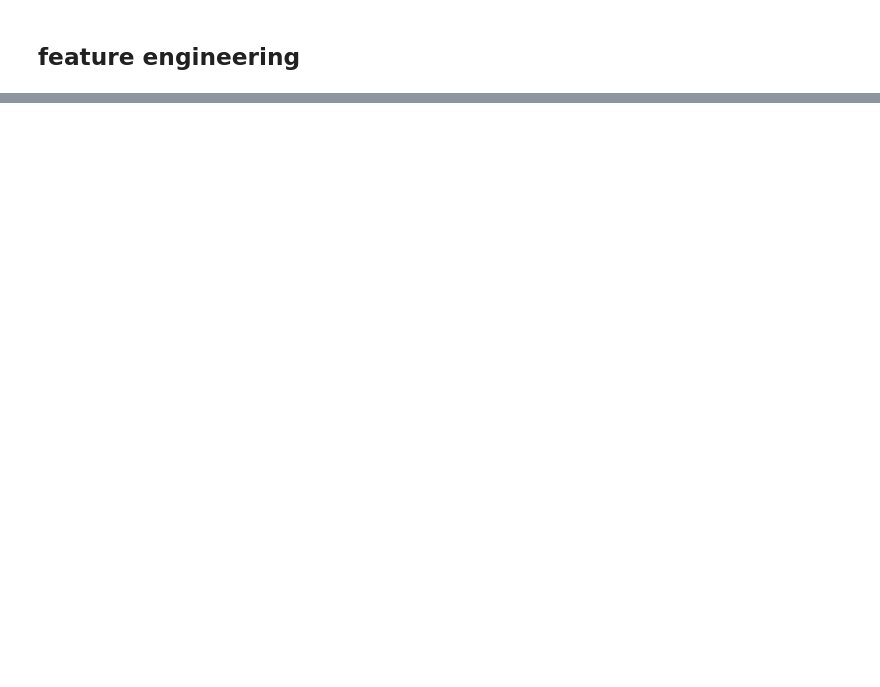
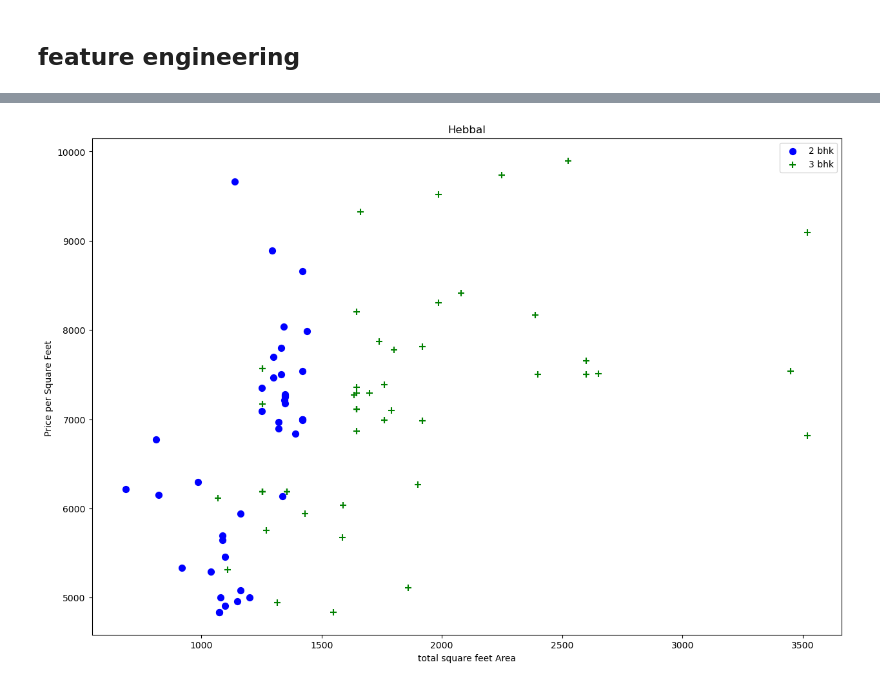
Before and after one commit to vaibhavgupta082/housingMlEnd2End, a Jupyter notebook: housePricing.ipynb, the cells around one changed output, grey strips where cells are left out. Drawn from its saved outputs; the diff is of its cells as text; code cells hidden in the pictures; blank space fills up the shorter version.

```diff
--- a/housePricing.ipynb
+++ b/housePricing.ipynb
@@ -175,0 +259,4 @@ type(123.8)
+# %%
+plot_scatter_chart(df6,'Hebbal')
+# %% [output]
+[figure, added]
```
Also changed, not shown: parts of 57 cells of this notebook, 12 other files.
